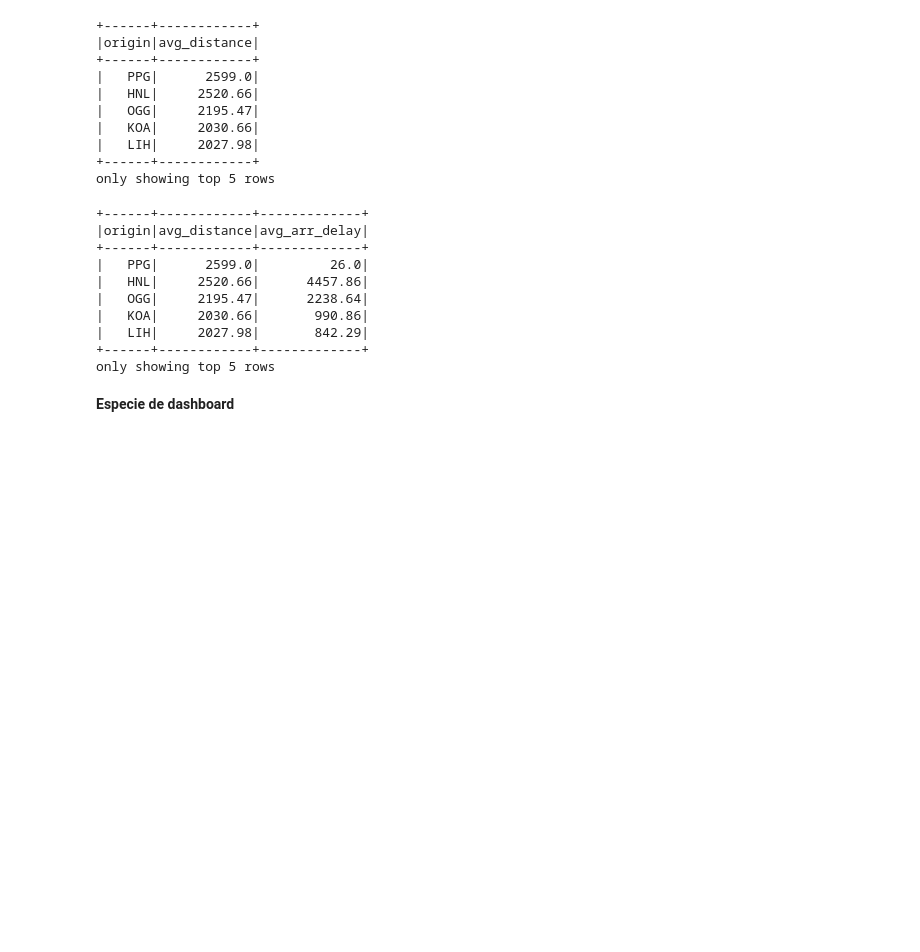
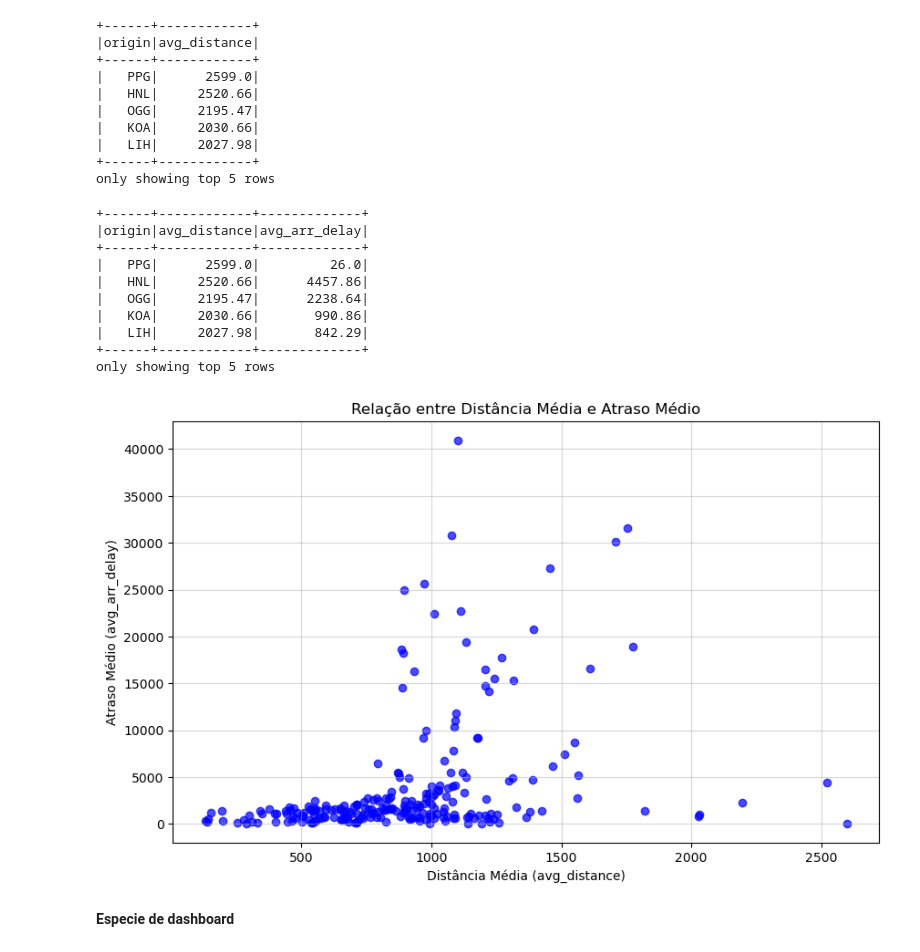
Before and after one commit to vfsas3/Predicting-flight-cancelation-delay-rate-, a Jupyter notebook: projeto.ipynb, the cells around one changed output. Drawn from its saved outputs; the diff is of its cells as text; code cells hidden in the pictures; blank space fills up the shorter version.

```diff
--- a/projeto.ipynb
+++ b/projeto.ipynb
@@ -407,6 +443,18 @@ df_comb_distance_delay.select("origin", "avg_distance", "avg_arr_delay").show(5)
 |   LIH|     2027.98|       842.29|
 +------+------------+-------------+
 only showing top 5 rows
+# %%
+df_comb_distance_delay_pd = df_comb_distance_delay.select("avg_distance", "avg_arr_delay").toPandas()
+
+plt.figure(figsize=(10, 6))
+plt.scatter(df_comb_distance_delay_pd["avg_distance"], df_comb_distance_delay_pd["avg_arr_delay"], alpha=0.7, color="blue")
+plt.title("Relação entre Distância Média e Atraso Médio")
+plt.xlabel("Distância Média (avg_distance)")
+plt.ylabel("Atraso Médio (avg_arr_delay)")
+plt.grid(alpha=0.5)
+plt.show()
+# %% [output]
+[figure, added]
 # %% [markdown]
 **Especie de dashboard**
 # %%
```
Also changed, not shown: parts of 5 cells of this notebook, 1 other file.
